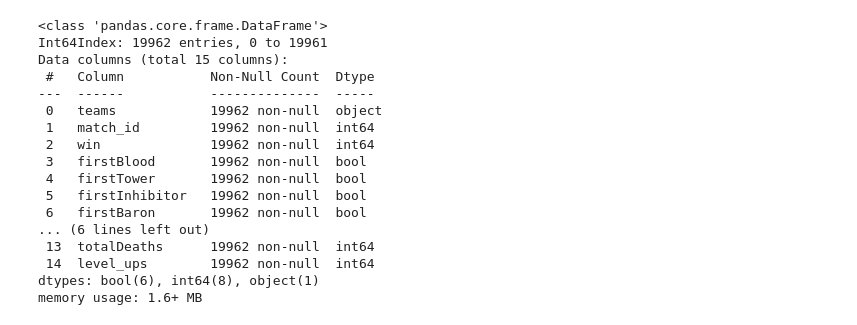
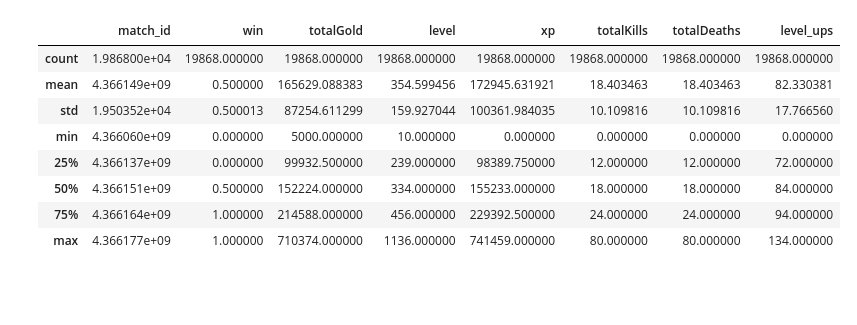
Before and after one commit to anotherjonlee/MLoL, a Jupyter notebook: notebooks/EDA.ipynb, the cells around one changed output. Cells and saved outputs as stored; diff of their text form; code cells hidden in the pictures; blank space fills up the shorter version.

```diff
--- a/notebooks/EDA.ipynb
+++ b/notebooks/EDA.ipynb
@@ -109,20 +18,0 @@ df = pd.merge(df1,df2,
-# %%
-df.info()
-# %% [output]
-<class 'pandas.core.frame.DataFrame'>
-Int64Index: 19962 entries, 0 to 19961
-Data columns (total 15 columns):
- #   Column           Non-Null Count  Dtype
----  ------           --------------  -----
- 0   teams            19962 non-null  object
- 1   match_id         19962 non-null  int64
- 2   win              19962 non-null  int64
- 3   firstBlood       19962 non-null  bool
- 4   firstTower       19962 non-null  bool
- 5   firstInhibitor   19962 non-null  bool
- 6   firstBaron       19962 non-null  bool
-... (6 lines left out)
- 13  totalDeaths      19962 non-null  int64
- 14  level_ups        19962 non-null  int64
-dtypes: bool(6), int64(8), object(1)
-memory usage: 1.6+ MB
@@ -133,3 +19,15 @@ df_eda = df[eda_cols]
+# %%
+df_eda.describe()
+# %% [output]
+|  | match_id | win | totalGold | level | xp | totalKills | totalDeaths | level_ups |
+| count | 1.986800e+04 | 19868.000000 | 19868.000000 | 19868.000000 | 19868.000000 | 19868.000000 | 19868.000000 | 19868.000000 |
+| mean | 4.366149e+09 | 0.500000 | 165629.088383 | 354.599456 | 172945.631921 | 18.403463 | 18.403463 | 82.330381 |
+| std | 1.950352e+04 | 0.500013 | 87254.611299 | 159.927044 | 100361.984035 | 10.109816 | 10.109816 | 17.766560 |
+| min | 4.366060e+09 | 0.000000 | 5000.000000 | 10.000000 | 0.000000 | 0.000000 | 0.000000 | 0.000000 |
+| 25% | 4.366137e+09 | 0.000000 | 99932.500000 | 239.000000 | 98389.750000 | 12.000000 | 12.000000 | 72.000000 |
+| 50% | 4.366151e+09 | 0.500000 | 152224.000000 | 334.000000 | 155233.000000 | 18.000000 | 18.000000 | 84.000000 |
+| 75% | 4.366164e+09 | 1.000000 | 214588.000000 | 456.000000 | 229392.500000 | 24.000000 | 24.000000 | 94.000000 |
+| max | 4.366177e+09 | 1.000000 | 710374.000000 | 1136.000000 | 741459.000000 | 80.000000 | 80.000000 | 134.000000 |
 # %%
 df_eda
 # %% [output]
```
Also changed, not shown: parts of 25 cells of this notebook, 4 other files.
